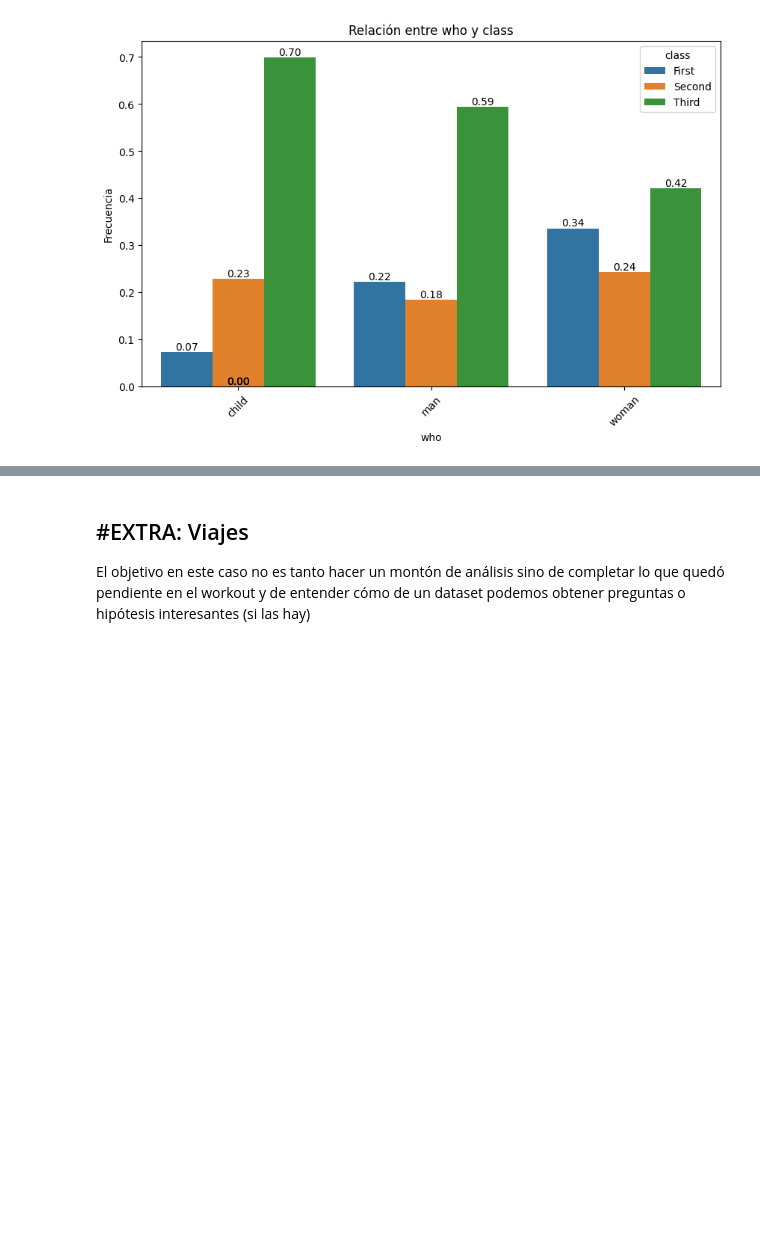
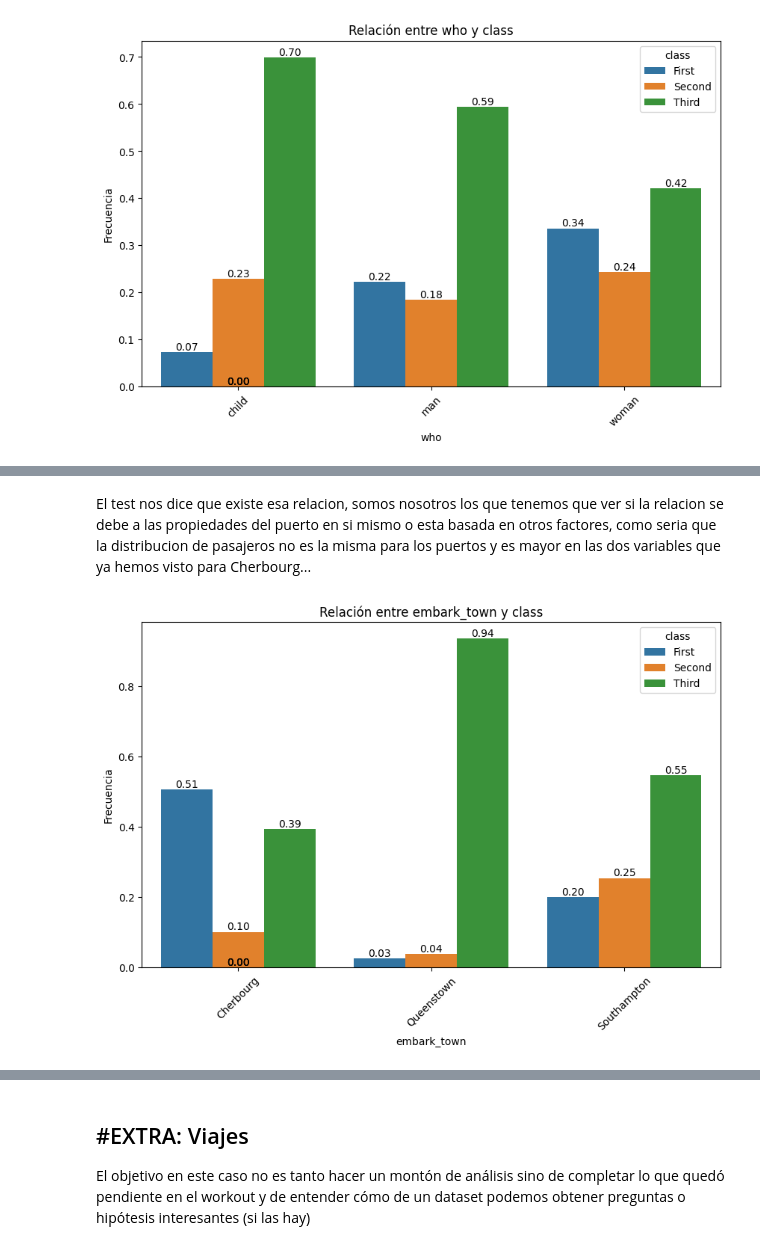
Before and after one commit to RobertoPE1/DS_ONLINE_ROBERTO, a Jupyter notebook: 03_Data_Analysis/Sprint_07/Unidad_02_Estadistica_Descriptiva_Multivariante/03_Practica_Obligatoria/18_Practica_Obligatoria_Multivariante.ipynb, the cells around one changed output, grey strips where cells are left out. Saved outputs shown, nothing was run; the diff lists cells and outputs as text; code cells hidden in the pictures; blank space fills up the shorter version.

```diff
--- a/03_Data_Analysis/Sprint_07/Unidad_02_Estadistica_Descriptiva_Multivariante/03_Practica_Obligatoria/18_Practica_Obligatoria_Multivariante.ipynb
+++ b/03_Data_Analysis/Sprint_07/Unidad_02_Estadistica_Descriptiva_Multivariante/03_Practica_Obligatoria/18_Practica_Obligatoria_Multivariante.ipynb
@@ -314,0 +364,6 @@ La explicación de la supervivencia está em la combinacion de factores, las muj
+# %% [markdown]
+El test nos dice que existe esa relacion, somos nosotros los que tenemos que ver si la relacion se debe a las propiedades del puerto en si mismo o esta basada en otros factores, como seria que la distribucion de pasajeros no es la misma para los puertos y es mayor en las dos variables que ya hemos visto para Cherbourg...
+# %%
+plot_categorical_relationship_fin(df,"embark_town","class", show_values= True, relative_freq=True)
+# %% [output]
+[figure, added]
```
Also changed, not shown: parts of 14 cells of this notebook.
